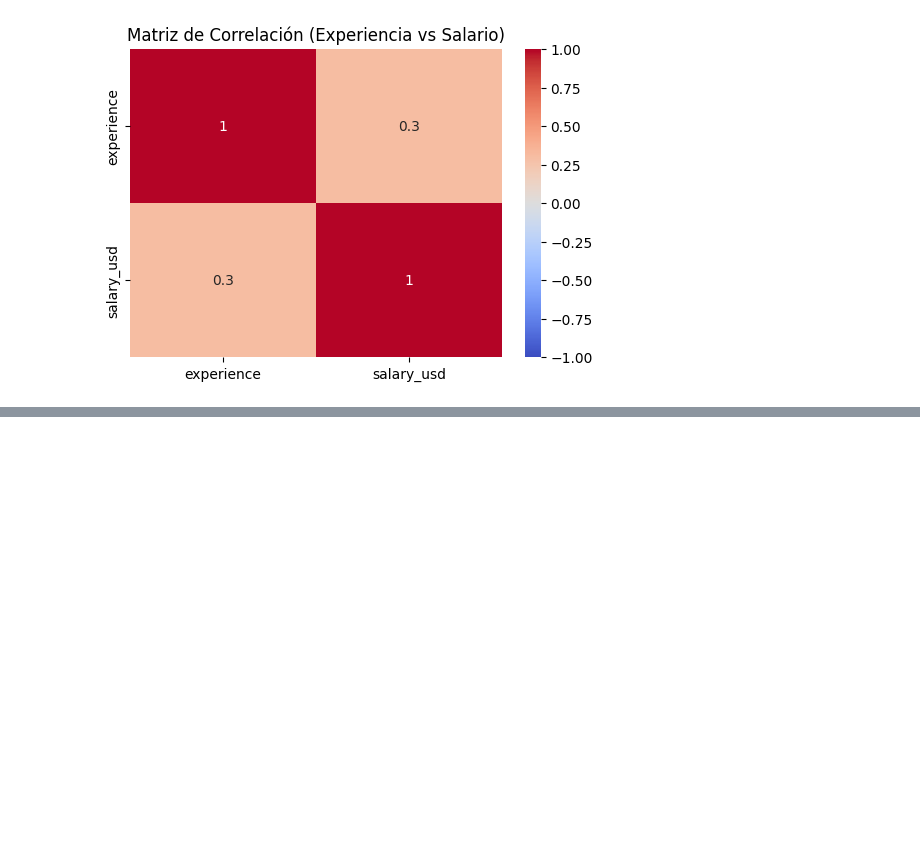
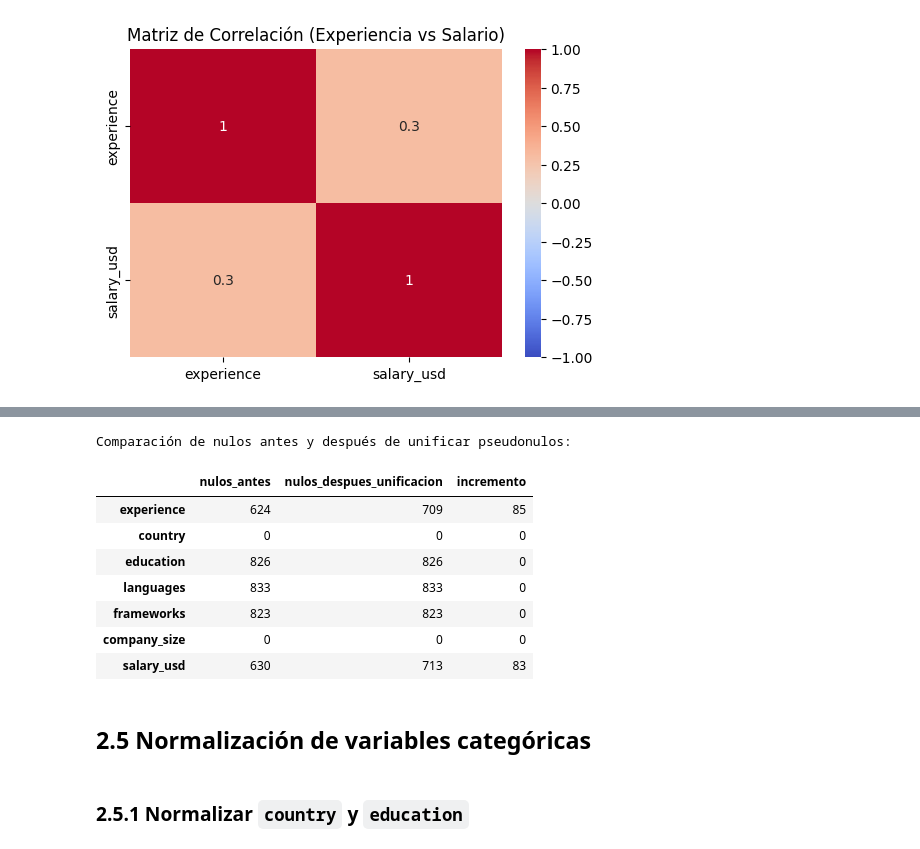
Before and after one commit to Nicossm/parcial1, a Jupyter notebook: notebooks/parcial1_procie.ipynb, the cells around one changed output, grey strips where cells are left out. Cells and saved outputs as stored; diff of their text form; code cells hidden in the pictures; blank space fills up the shorter version.

```diff
--- a/notebooks/parcial1_procie.ipynb
+++ b/notebooks/parcial1_procie.ipynb
@@ -169,0 +174,4 @@ plt.show()
+# %%
+df_clean = df.copy()
+print("Shape original:", df.shape)
+print("Shape copia de trabajo:", df_clean.shape)
@@ -169,0 +308,41 @@ plt.show()
+# %%
+nulos_antes = df_clean.isnull().sum()
+
+# Lista de pseudonulos a unificar
+pseudonulos = [
+    "missing", "Missing",
+    "null", "NULL",
+    "NaN", "nan",
+    "N/A", "n/a",
+    "NA", "na",
+    "unknown", "Unknown",
+    "?", "-", ""
+]
+
+df_clean = df_clean.replace(pseudonulos, np.nan)
+# %%
+# Conteo posterior
+nulos_despues_unificacion = df_clean.isnull().sum()
+
+comparacion_nulos = pd.DataFrame({
+    "nulos_antes": nulos_antes,
+    "nulos_despues_unificacion": nulos_despues_unificacion,
+    "incremento": nulos_despues_unificacion - nulos_antes
+})
+
+print("Comparación de nulos antes y después de unificar pseudonulos:")
+display(comparacion_nulos)
+# %% [output]
+Comparación de nulos antes y después de unificar pseudonulos:
+|  | nulos_antes | nulos_despues_unificacion | incremento |
+| experience | 624 | 709 | 85 |
+| country | 0 | 0 | 0 |
+| education | 826 | 826 | 0 |
+| languages | 833 | 833 | 0 |
+| frameworks | 823 | 823 | 0 |
+| company_size | 0 | 0 | 0 |
+| salary_usd | 630 | 713 | 83 |
+# %% [markdown]
+## 2.5 Normalización de variables categóricas
+# %% [markdown]
+### 2.5.1 Normalizar `country` y `education`
```
Also changed, not shown: parts of 53 cells of this notebook, 1 other file.
